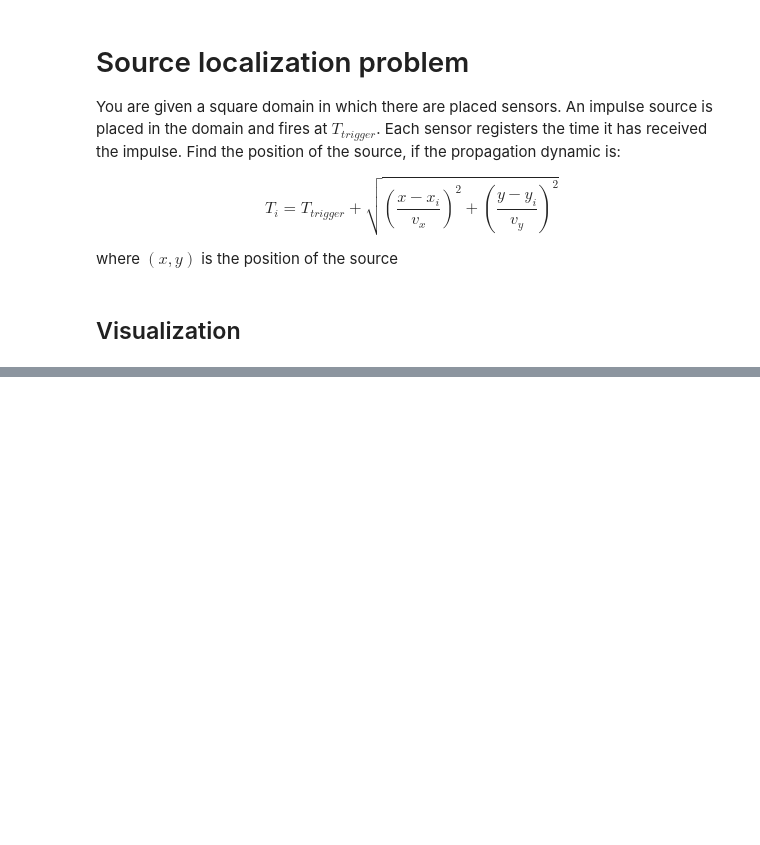
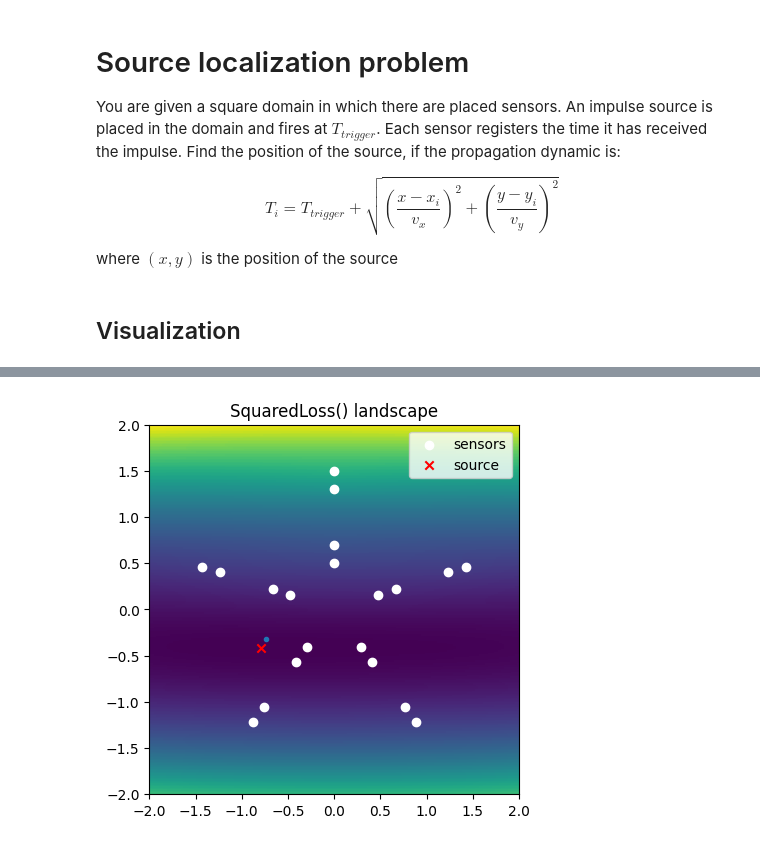
Before and after one commit to FattiMei/radar, a Jupyter notebook: radar.ipynb, the cells around one changed output, grey strips where cells are left out. Cells and saved outputs as stored; diff of their text form; code cells hidden in the pictures; blank space fills up the shorter version.

```diff
--- a/radar.ipynb
+++ b/radar.ipynb
@@ -337,0 +213,18 @@ plot_problem(shitty_problems[0])
+# %%
+def plot_solver_result(problem: SingleSourceProblem, solver: AbstractSolver):
+    plot_loss(problem)
+
+    expected_source_location = solver.solve(problem, np.array([0.0, 0.0])).x
+    plt.scatter(
+        expected_source_location[0],
+        expected_source_location[1],
+        marker='.',
+        label='solution'
+    )
+# %%
+plot_solver_result(
+    SingleSourceProblem.generate_random_instance(),
+    GridSearchSolver(resolution=20)
+)
+# %% [output]
+[figure, added]
```
Also changed, not shown: parts of 30 cells of this notebook, 3 other files.
